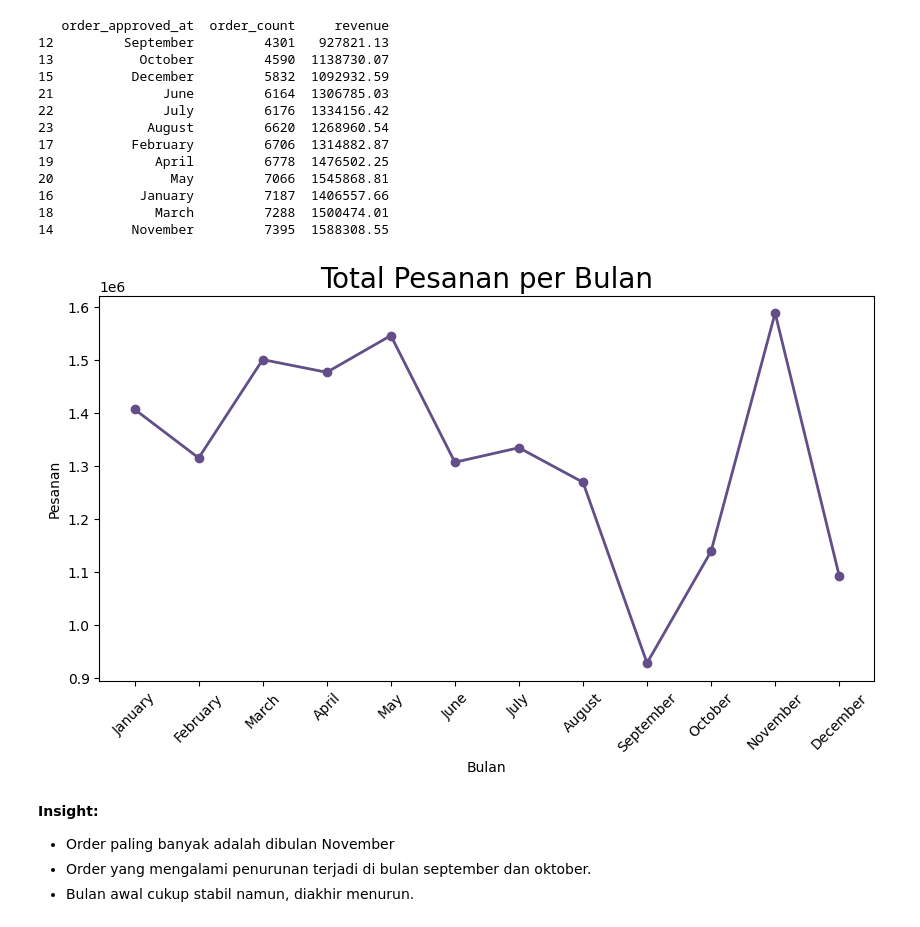
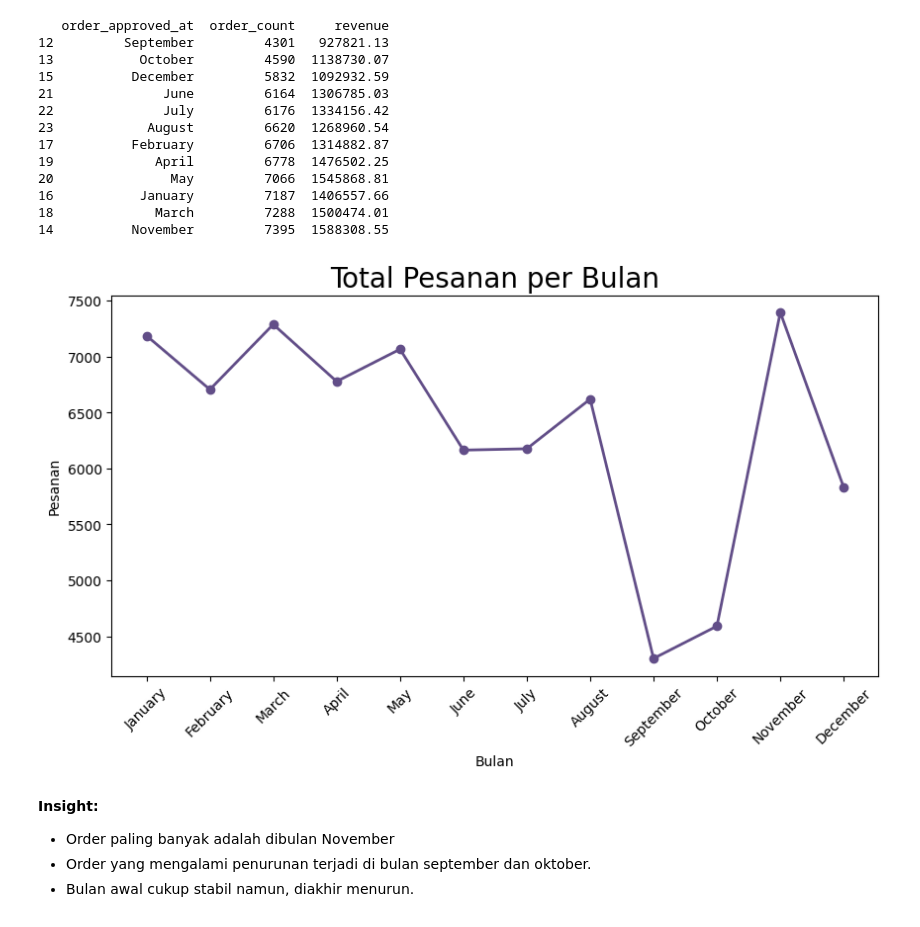
Before and after one commit to keysyaalifiazabina/analisis, a Jupyter notebook: FP_Analisis_Data.ipynb, the cells around one changed output. Saved outputs shown, nothing was run; the diff lists cells and outputs as text; code cells hidden in the pictures.

```diff
--- a/FP_Analisis_Data.ipynb
+++ b/FP_Analisis_Data.ipynb
@@ -1705,23 +1705,23 @@ print(monthly_orders_df)
 # %%
 month_mapping = {
     "January": 1, "February": 2, "March": 3, "April": 4, "May": 5, "June": 6, "July": 7, "August": 8, "September": 9, "October": 10, "November": 11, "December": 12
 }
 
 monthly_orders_df["month_numeric"] = monthly_orders_df["order_approved_at"].map(month_mapping)
 monthly_orders_df.sort_values("month_numeric", inplace=True)
 monthly_orders_df.drop("month_numeric", axis=1, inplace=True)
 
 plt.figure(figsize=(10, 5))
-plt.plot(monthly_orders_df["order_approved_at"], monthly_orders_df["revenue"], marker='o', linewidth=2, color="#624E88"
+plt.plot(monthly_orders_df["order_approved_at"], monthly_orders_df["order_count"], marker='o', linewidth=2, color="#624E88"
 )
 plt.title("Total Pesanan per Bulan", loc="center", fontsize=20)
 plt.xlabel("Bulan")
 plt.ylabel("Pesanan")
 plt.xticks(fontsize=10, rotation=45)
 plt.yticks(fontsize=10)
 plt.show()
 # %% [output]
-[figure, old version]
+[figure, new version]
 # %% [markdown]
 **Insight:**
 - Order paling banyak adalah dibulan November
```
Also changed, not shown: parts of 2 cells of this notebook, 1 other file.
